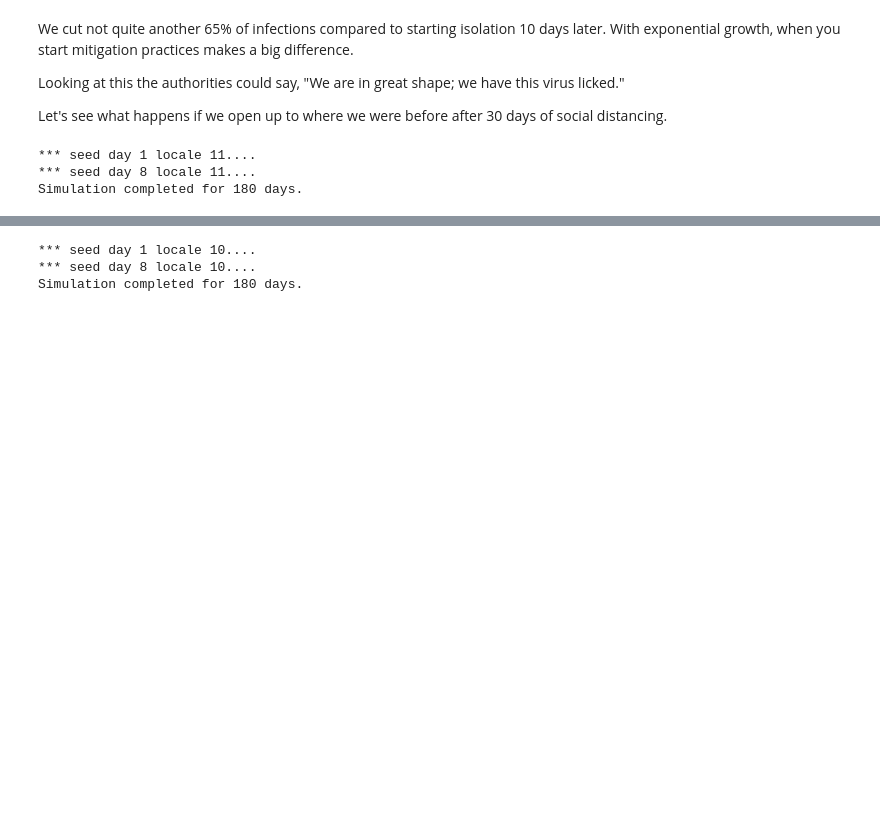
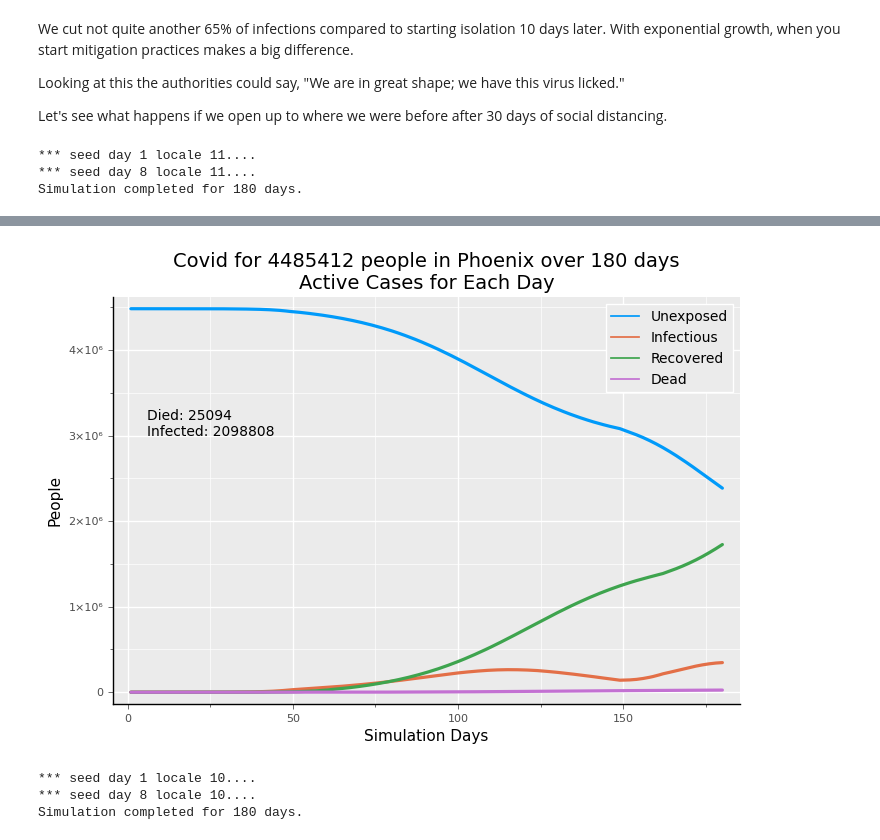
Before and after one commit to lewisl/CovidSim, a Jupyter notebook: report 1/report 1.ipynb, the cells around one changed output, grey strips where cells are left out. Saved outputs shown, nothing was run; the diff lists cells and outputs as text; code cells hidden in the pictures; blank space fills up the shorter version.

```diff
--- a/report 1/report 1.ipynb
+++ b/report 1/report 1.ipynb
@@ -189 +199,5 @@ to what looks like no social distancing at all.
+# %%
+cumplot(series, 11, geo=geo)
+# %% [output]
+[figure, added]
 # %%
```
Also changed, not shown: parts of 18 cells of this notebook, 3 other files.
